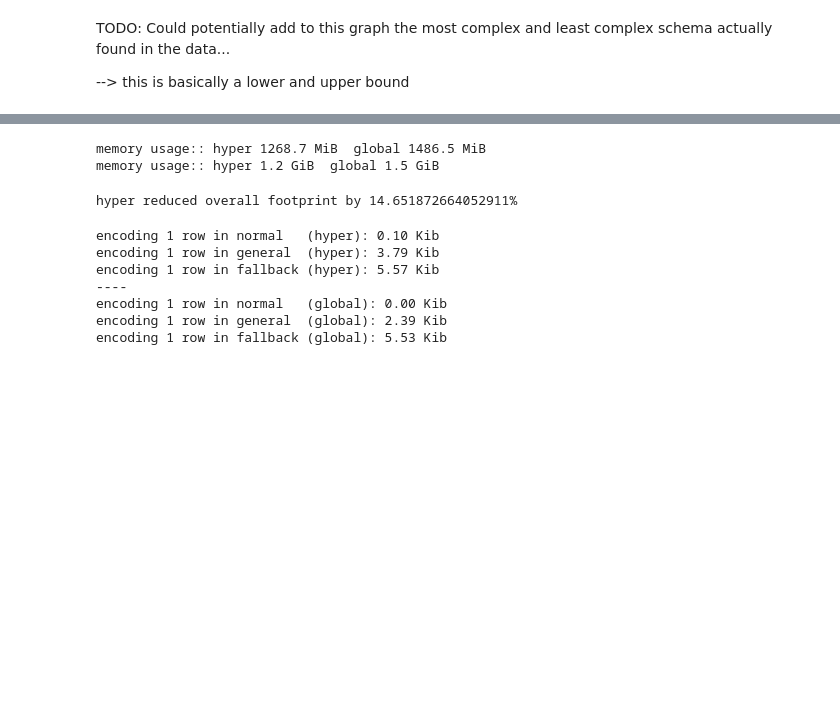
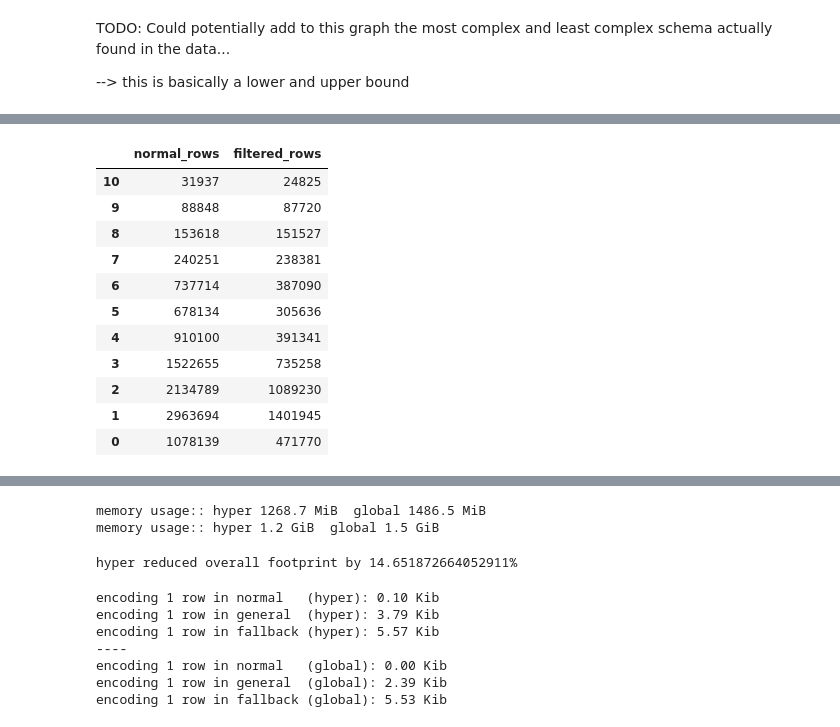
Before and after one commit to tuplex/tuplex, a Jupyter notebook: experimental/notebooks/02_paper_plot_github_sample.ipynb, the cells around one changed output, grey strips where cells are left out. Cells and saved outputs as stored; diff of their text form; code cells hidden in the pictures; blank space fills up the shorter version.

```diff
--- a/experimental/notebooks/02_paper_plot_github_sample.ipynb
+++ b/experimental/notebooks/02_paper_plot_github_sample.ipynb
@@ -229,3 +232,18 @@ df_hyper[df_hyper['year'] == 2014][['normal_rows', 'general_rows', 'fallback_row
+# %%
+df_hyper[['normal_rows', 'filtered_rows']]
+# %% [output]
+|  | normal_rows | filtered_rows |
+| 10 | 31937 | 24825 |
+| 9 | 88848 | 87720 |
+| 8 | 153618 | 151527 |
+| 7 | 240251 | 238381 |
+| 6 | 737714 | 387090 |
+| 5 | 678134 | 305636 |
+| 4 | 910100 | 391341 |
+| 3 | 1522655 | 735258 |
+| 2 | 2134789 | 1089230 |
+| 1 | 2963694 | 1401945 |
+| 0 | 1078139 | 471770 |
 # %%
 def plot_bars(subdf, xoff, w, c1, c2, c3):
     xq = np.arange(len(subdf))
```
Also changed, not shown: parts of 9 cells of this notebook.
